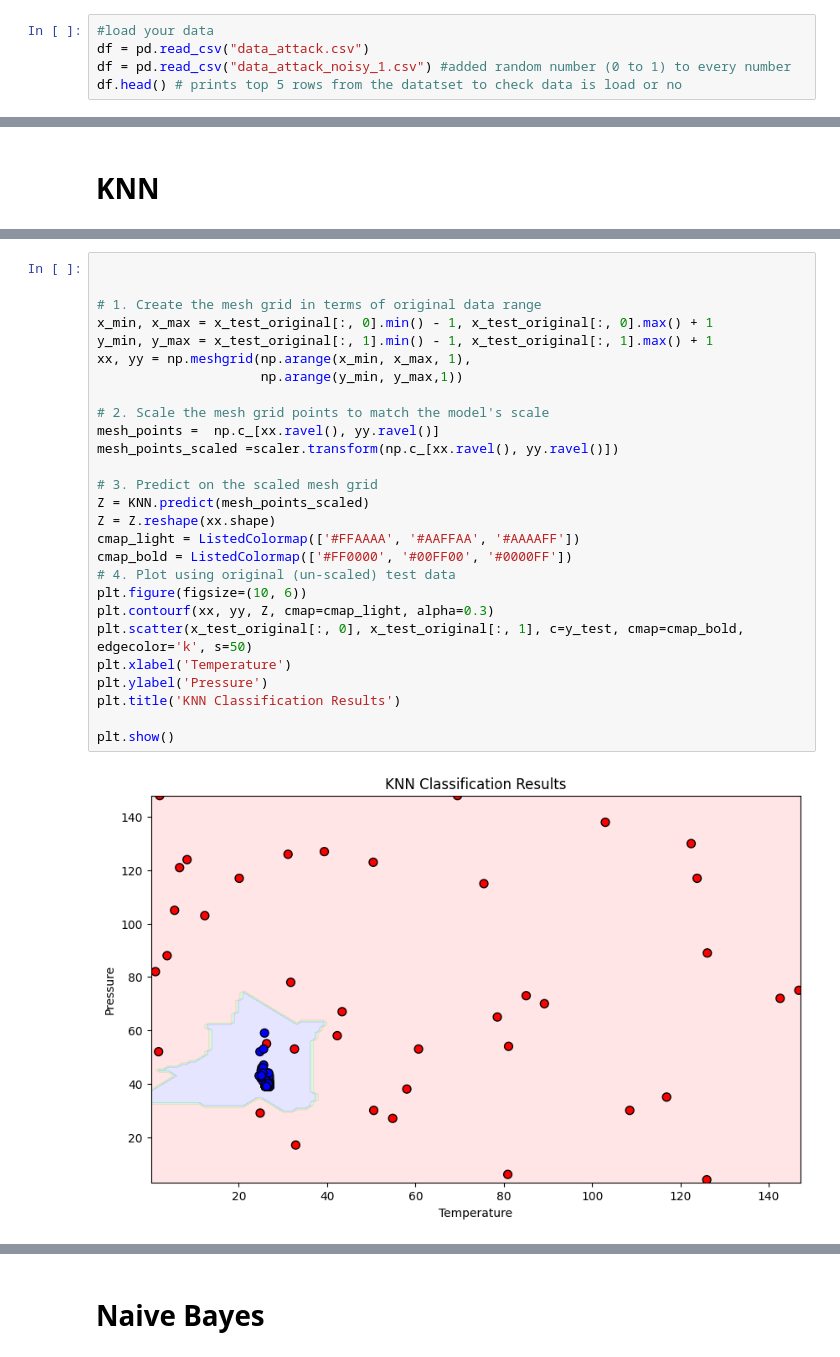
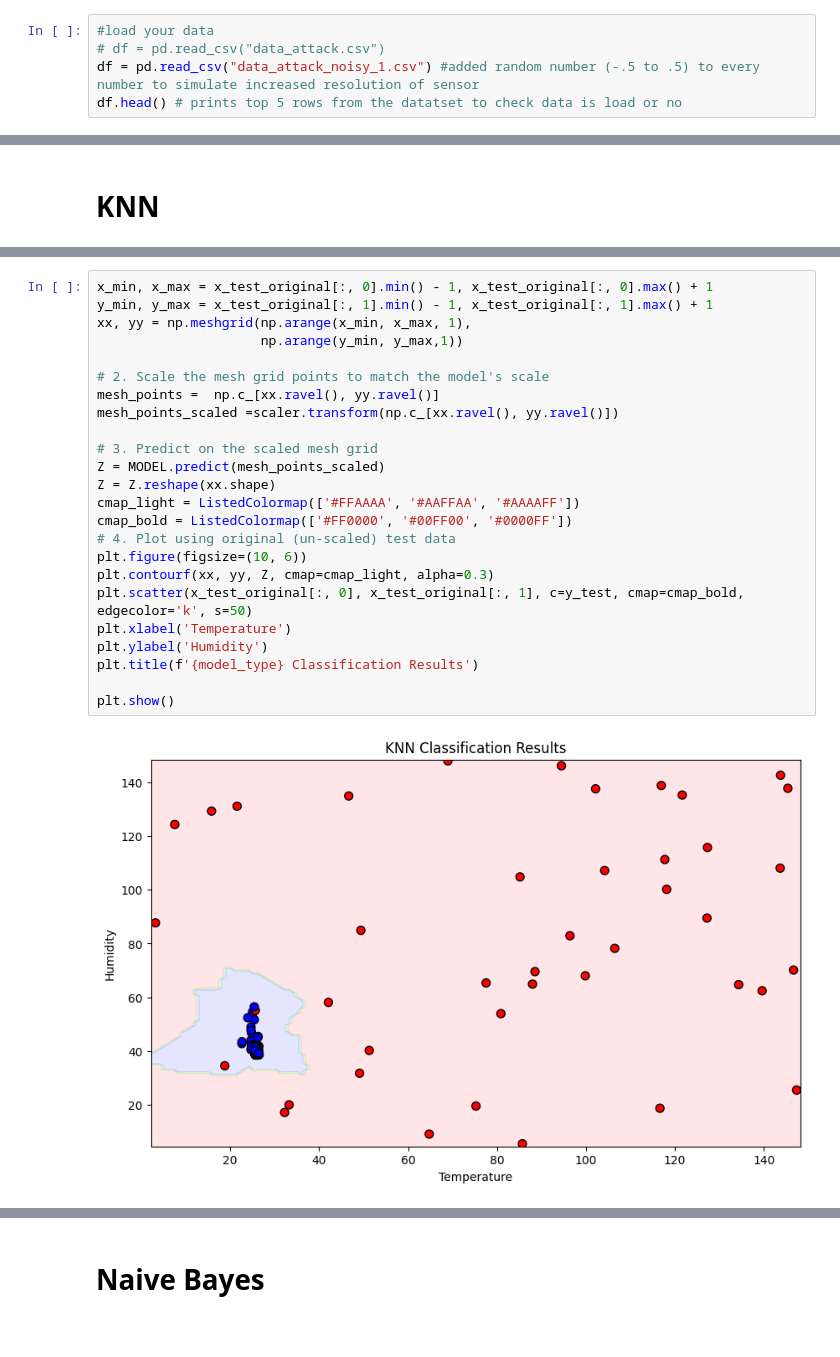
Before and after one commit to DarthHaxo/ENDG510_Lab, a Jupyter notebook: ML_lab.ipynb, the cells around one changed output, grey strips where cells are left out. Cells and saved outputs as stored; diff of their text form.

```diff
--- a/ML_lab.ipynb
+++ b/ML_lab.ipynb
@@ -18,7 +19,7 @@ from sklearn import metrics #module for evaluating performance
 # %%
 #load your data
-df = pd.read_csv("data_attack.csv")
-df = pd.read_csv("data_attack_noisy_1.csv") #added random number (0 to 1) to every number
+# df = pd.read_csv("data_attack.csv")
+df = pd.read_csv("data_attack_noisy_1.csv") #added random number (-.5 to .5) to every number to simulate increased resolution of sensor
 df.head() # prints top 5 rows from the datatset to check data is load or no
 # %% [output]
 |  | Temp | Humd | Label |
@@ -66,29 +82,26 @@ Accuracy: 0.9900497512437811
 # %%
-
-
-# 1. Create the mesh grid in terms of original data range
 x_min, x_max = x_test_original[:, 0].min() - 1, x_test_original[:, 0].max() + 1
 y_min, y_max = x_test_original[:, 1].min() - 1, x_test_original[:, 1].max() + 1
 xx, yy = np.meshgrid(np.arange(x_min, x_max, 1),
                      np.arange(y_min, y_max,1))
 
 # 2. Scale the mesh grid points to match the model's scale
 mesh_points =  np.c_[xx.ravel(), yy.ravel()]
 mesh_points_scaled =scaler.transform(np.c_[xx.ravel(), yy.ravel()])
 
 # 3. Predict on the scaled mesh grid
-Z = KNN.predict(mesh_points_scaled)
+Z = MODEL.predict(mesh_points_scaled)
 Z = Z.reshape(xx.shape)
 cmap_light = ListedColormap(['#FFAAAA', '#AAFFAA', '#AAAAFF'])
 cmap_bold = ListedColormap(['#FF0000', '#00FF00', '#0000FF'])
 # 4. Plot using original (un-scaled) test data
 plt.figure(figsize=(10, 6))
 plt.contourf(xx, yy, Z, cmap=cmap_light, alpha=0.3)
 plt.scatter(x_test_original[:, 0], x_test_original[:, 1], c=y_test, cmap=cmap_bold, edgecolor='k', s=50)
 plt.xlabel('Temperature')
-plt.ylabel('Pressure')
-plt.title('KNN Classification Results')
+plt.ylabel('Humidity')
+plt.title(f'{model_type} Classification Results')
 
 plt.show()
 # %% [output]
-[figure, old version]
+[figure, new version]
```
Also changed, not shown: parts of 17 cells of this notebook, 4 other files.
